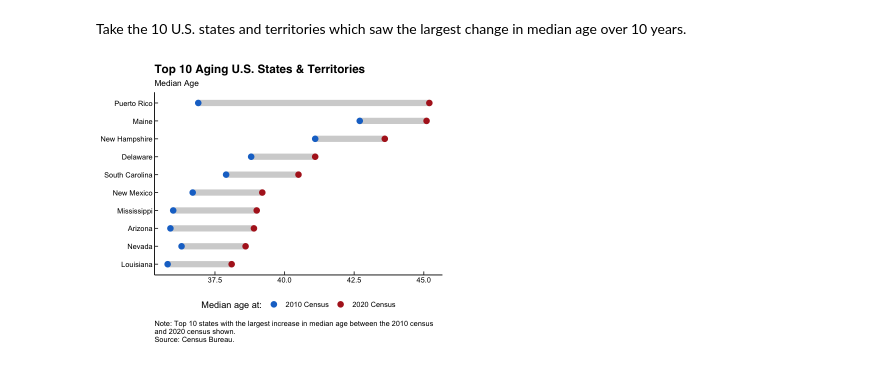
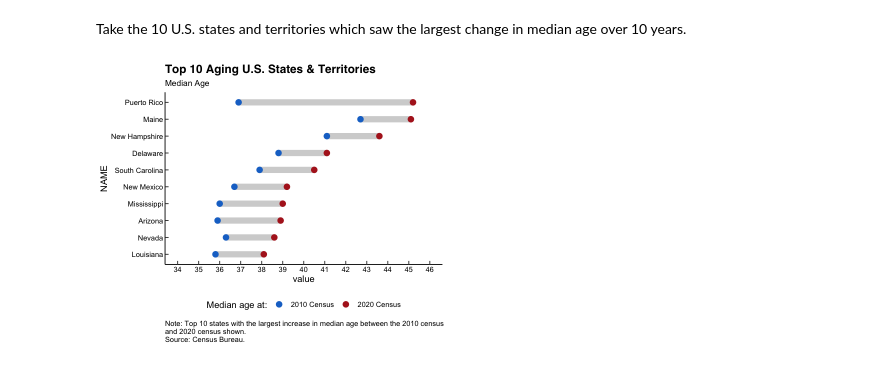
Before and after one commit to maha4028/R-charts, a Jupyter notebook: portfolio.ipynb, the cells around one changed output. Drawn from its saved outputs; the diff is of its cells as text; code cells hidden in the pictures.

```diff
--- a/portfolio.ipynb
+++ b/portfolio.ipynb
@@ -533,36 +535,32 @@ Take the 10 U.S. states and territories which saw the largest change in median a
 df_long <- df %>% slice_max(order_by = chg, n = 10) %>% select(-chg) %>% pivot_longer(-c(state, NAME))
 
 neat_order <- (df %>% arrange(DP1_0073C))$NAME
 
 df_long %>%
   mutate(NAME = factor(NAME, levels = neat_order)) %>%
   ggplot(aes(x=value,y=NAME)) +
   geom_line(aes(group=NAME), color="lightgrey", linewidth=3.5) +
   geom_point(aes(color=name), size=3) +
   theme_classic() +
   theme(legend.position = "bottom",
-        axis.text.y = element_text(color="black"),
-        axis.text.x = element_text(color="black"),
-        axis.title = element_blank(),
-        panel.grid = element_blank(),
-
         plot.title = element_text(family = "Helvetica", face = "bold", size = 14),
         plot.subtitle = element_text(hjust = 0, size = 10),
         axis.text = element_text(color = "black"),
         axis.ticks.length = unit(-0.15, "cm"),
         plot.caption = element_text(hjust = 0)
         ) +
   scale_color_manual(name="Median age at:",
                      breaks=c("P013001", "DP1_0073C"),
                      values=c("DP1_0073C"="firebrick", "P013001"="dodgerblue3"),
                      labels=c("DP1_0073C"="2020 Census","P013001"="2010 Census")
                     ) +
+  scale_x_continuous(limits=c(34, 46), breaks = seq(30, 46, 1)) +
   labs(
     title = "Top 10 Aging U.S. States & Territories",
     subtitle = "Median Age",
     caption = paste0("Note: Top 10 states with the largest increase in median age between the 2010 census\n",
       "and 2020 census shown.\n",
       "Source: Census Bureau.")
     )
 # %% [output]
-[figure, old version]
+[figure, new version]
```
Also changed, not shown: parts of 5 cells of this notebook.
